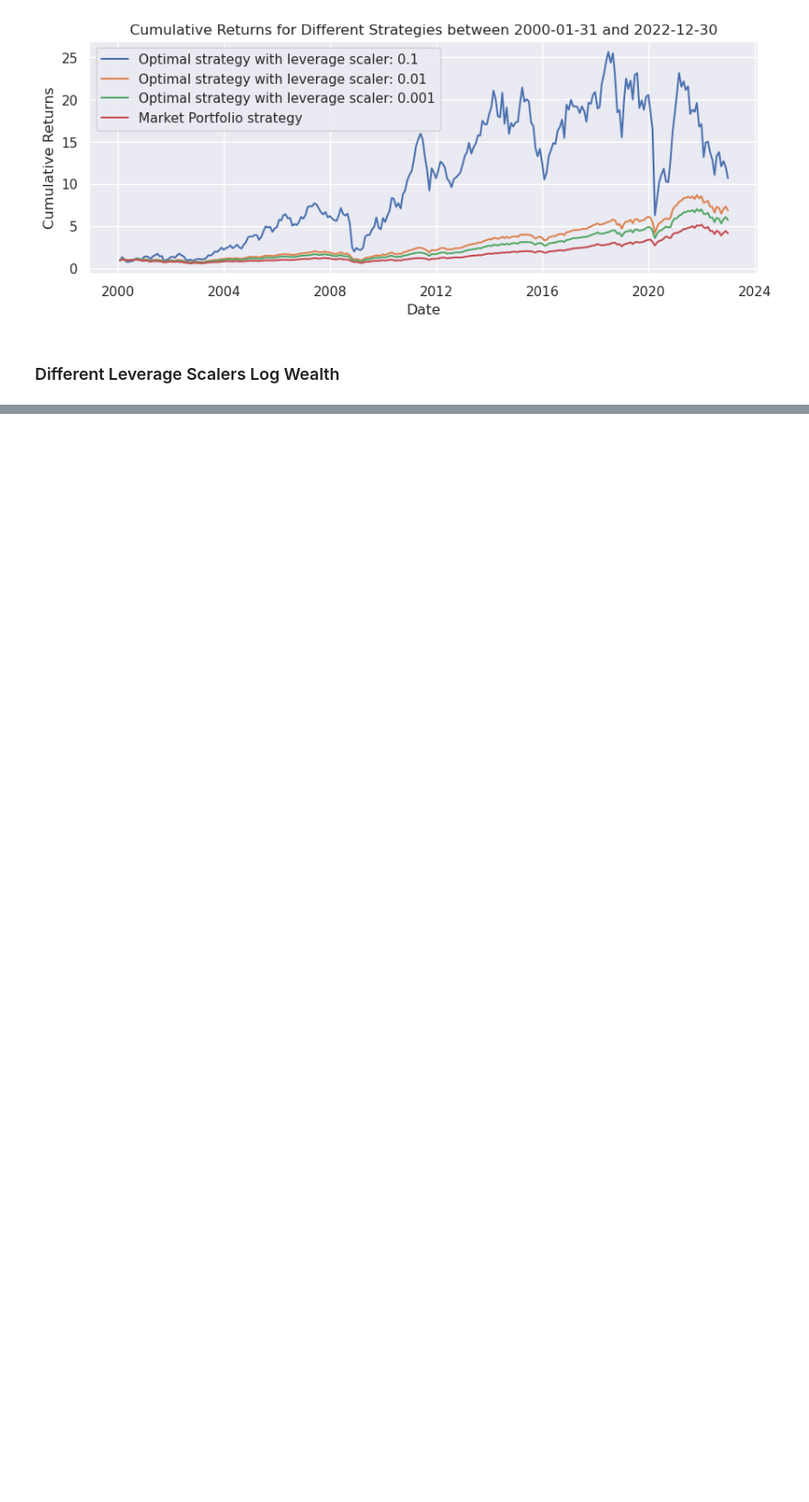
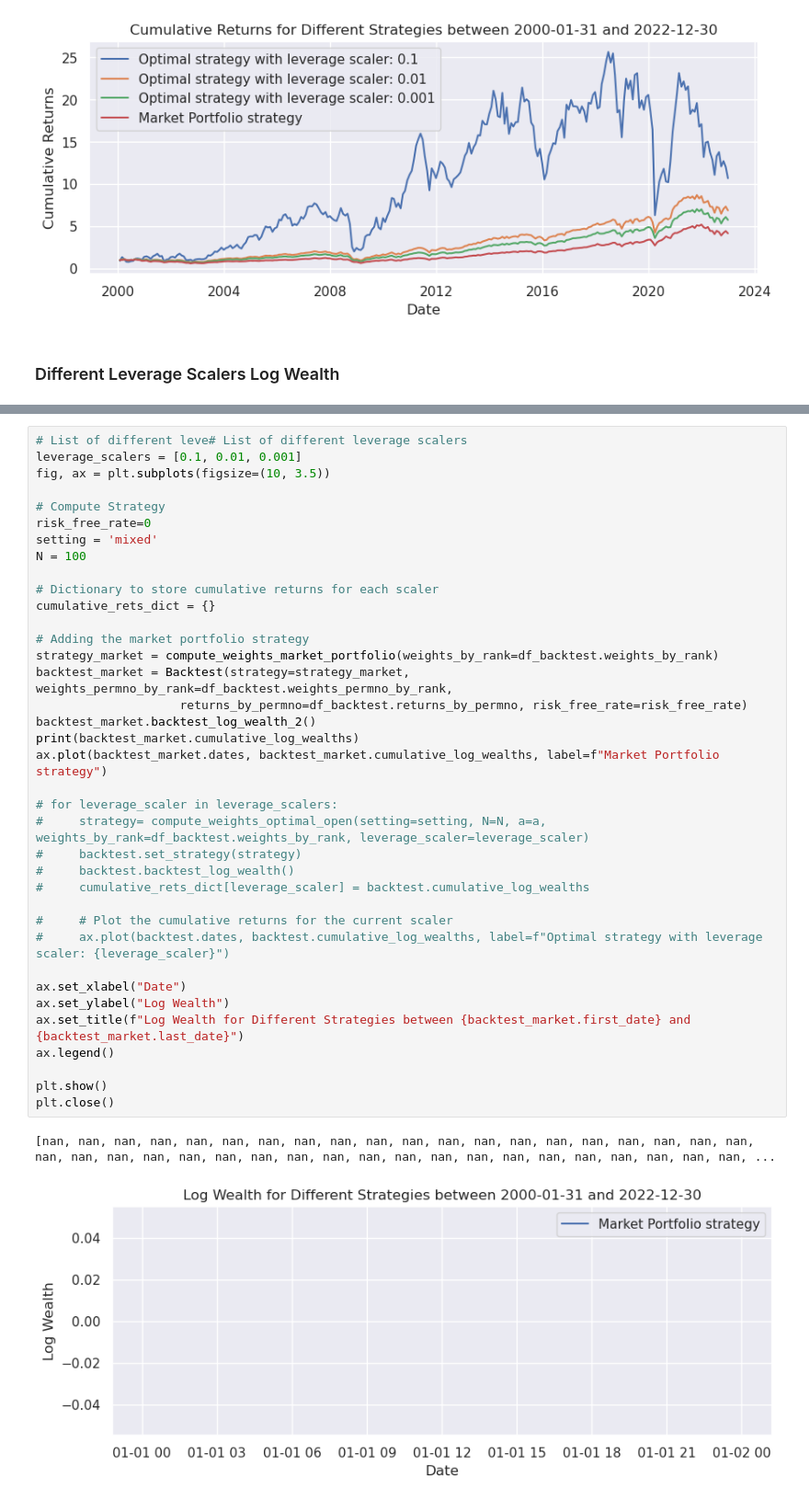
Before and after one commit to pedrou2000/mathematical_finance, a Jupyter notebook: 2-notebooks/5-plots_report.ipynb, the cells around one changed output, grey strips where cells are left out. Shown: that part at 92% size. Drawn from its saved outputs; the diff is of its cells as text; blank space fills up the shorter version.

```diff
--- a/2-notebooks/5-plots_report.ipynb
+++ b/2-notebooks/5-plots_report.ipynb
@@ -205,0 +278,40 @@ plt.close()
+# %%
+# List of different leve# List of different leverage scalers
+leverage_scalers = [0.1, 0.01, 0.001]
+fig, ax = plt.subplots(figsize=(10, 3.5))
+
+# Compute Strategy
+risk_free_rate=0
+setting = 'mixed'
+N = 100
+
+# Dictionary to store cumulative returns for each scaler
+cumulative_rets_dict = {}
+
+# Adding the market portfolio strategy
+strategy_market = compute_weights_market_portfolio(weights_by_rank=df_backtest.weights_by_rank)
+backtest_market = Backtest(strategy=strategy_market, weights_permno_by_rank=df_backtest.weights_permno_by_rank,
+                    returns_by_permno=df_backtest.returns_by_permno, risk_free_rate=risk_free_rate)
+backtest_market.backtest_log_wealth_2()
+print(backtest_market.cumulative_log_wealths)
+ax.plot(backtest_market.dates, backtest_market.cumulative_log_wealths, label=f"Market Portfolio strategy")
+
+# for leverage_scaler in leverage_scalers:
+#     strategy= compute_weights_optimal_open(setting=setting, N=N, a=a, weights_by_rank=df_backtest.weights_by_rank, leverage_scaler=leverage_scaler)
+#     backtest.set_strategy(strategy)
+#     backtest.backtest_log_wealth()
+#     cumulative_rets_dict[leverage_scaler] = backtest.cumulative_log_wealths
+
+#     # Plot the cumulative returns for the current scaler
+#     ax.plot(backtest.dates, backtest.cumulative_log_wealths, label=f"Optimal strategy with leverage scaler: {leverage_scaler}")
+
+ax.set_xlabel("Date")
+ax.set_ylabel("Log Wealth")
+ax.set_title(f"Log Wealth for Different Strategies between {backtest_market.first_date} and {backtest_market.last_date}")
+ax.legend()
+
+plt.show()
+plt.close()
+# %% [output]
+[nan, nan, nan, nan, nan, nan, nan, nan, nan, nan, nan, nan, nan, nan, nan, nan, nan, nan, nan, nan, nan, nan, nan, nan, nan, nan, nan, nan, nan, nan, nan, nan, nan, nan, nan, nan, nan, nan, nan, nan, ...
+[figure, added]
```
Also changed, not shown: parts of 5 cells of this notebook, 3 other files.
